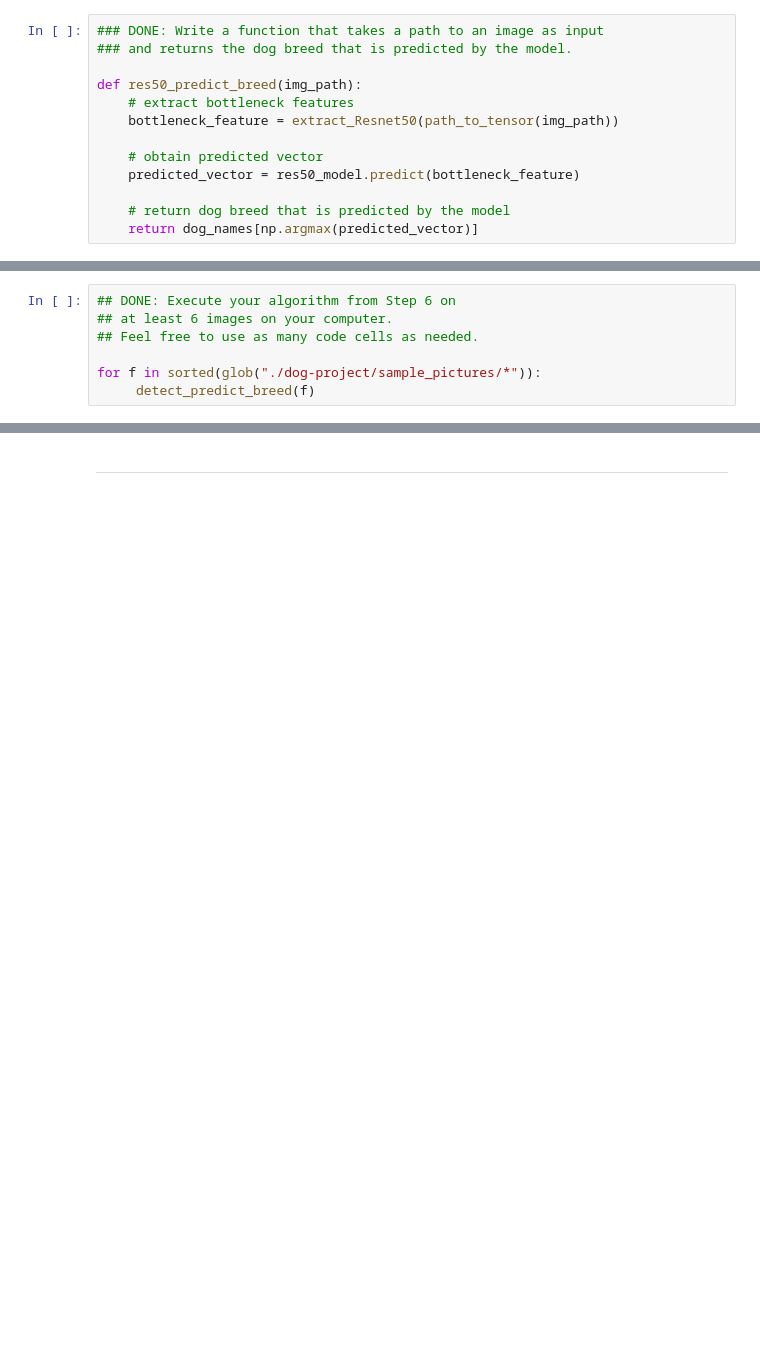
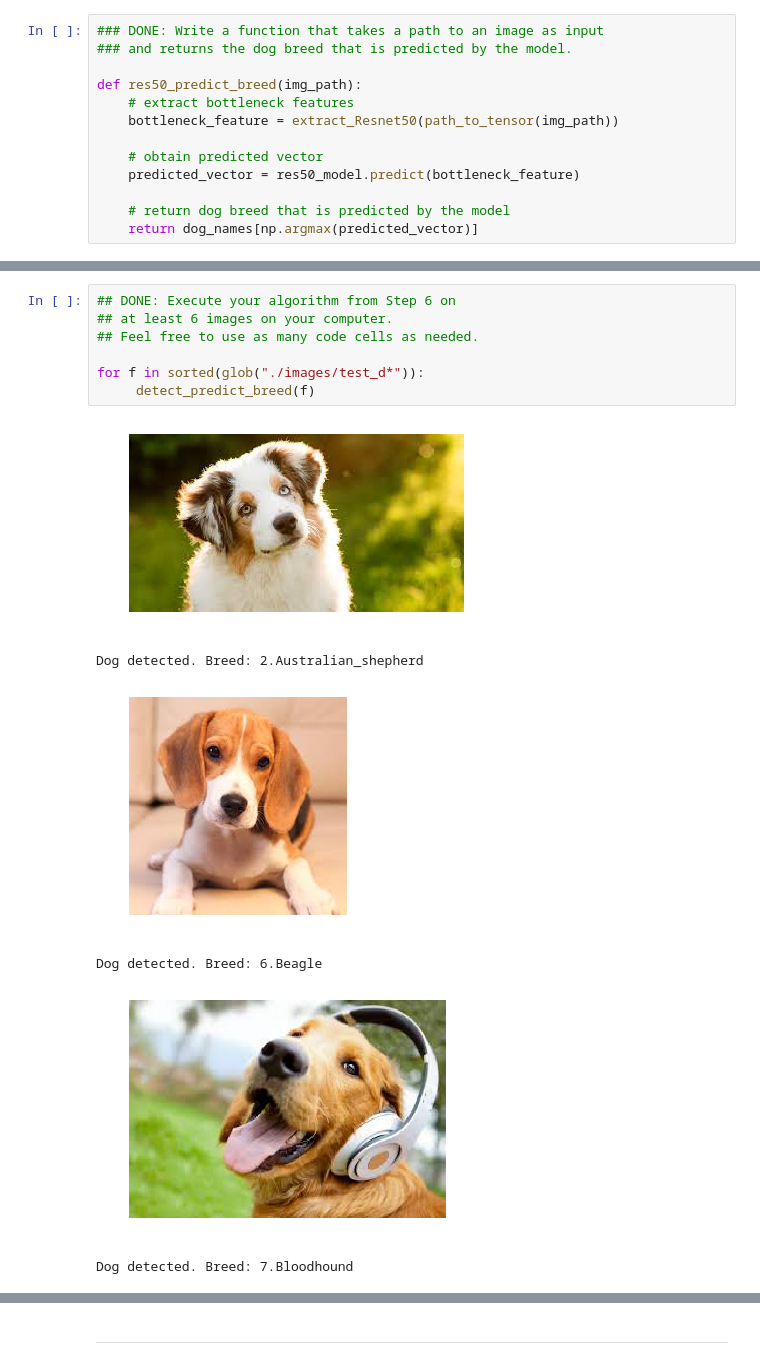
Before and after one commit to kcbighuge/MLND-dog-project, a Jupyter notebook: dog_app.ipynb, the cells around one changed output, grey strips where cells are left out. Drawn from its saved outputs; the diff is of its cells as text; blank space fills up the shorter version.

```diff
--- a/dog_app.ipynb
+++ b/dog_app.ipynb
@@ -783,7 +883,14 @@ The model is able to correctly identify some of the 5 dogs. Following points for
 # %%
 ## DONE: Execute your algorithm from Step 6 on
 ## at least 6 images on your computer.
 ## Feel free to use as many code cells as needed.
 
-for f in sorted(glob("./dog-project/sample_pictures/*")):
+for f in sorted(glob("./images/test_d*")):
      detect_predict_breed(f)
+# %% [output]
+[figure, added]
+Dog detected. Breed: 2.Australian_shepherd
+[figure, added]
+Dog detected. Breed: 6.Beagle
+[figure, added]
+Dog detected. Breed: 7.Bloodhound
```
Also changed, not shown: parts of 37 cells of this notebook, 6 other files.
